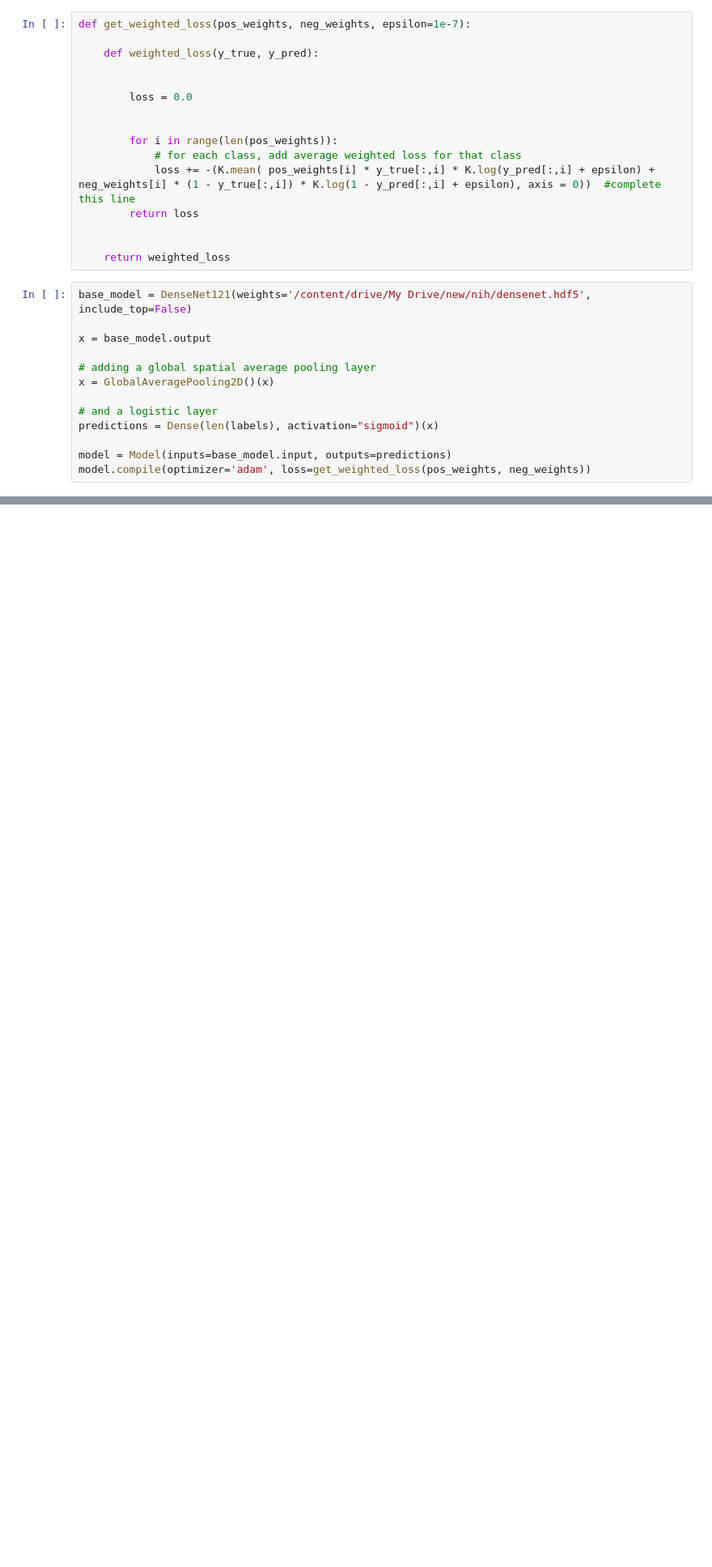
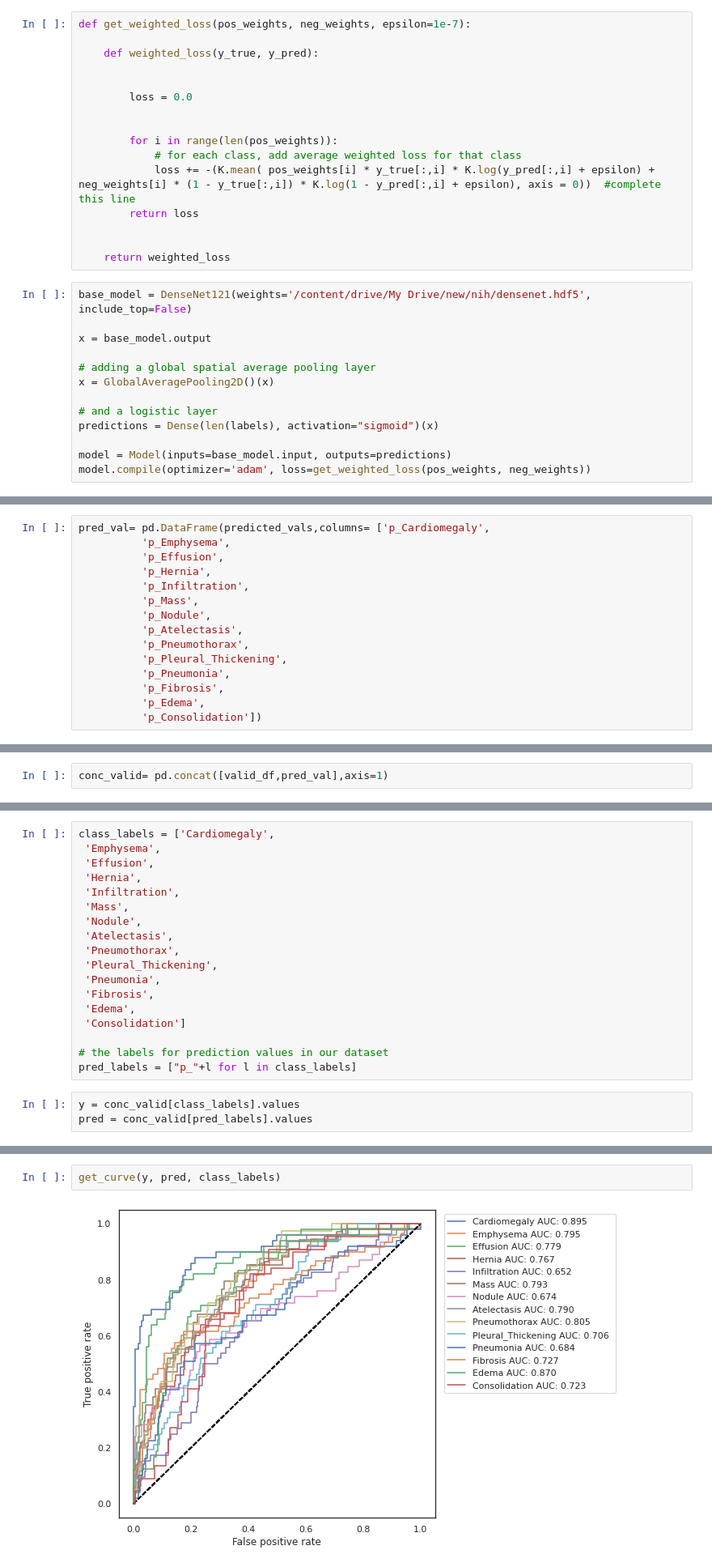
Before and after one commit to rahulrkumar9000/Datascience, a Jupyter notebook: Disease_Detection_using_X_Rays.ipynb, the cells around one changed output, grey strips where cells are left out. Shown at 81% size. Drawn from its saved outputs; the diff is of its cells as text; blank space fills up the shorter version.

```diff
--- a/Disease_Detection_using_X_Rays.ipynb
+++ b/Disease_Detection_using_X_Rays.ipynb
@@ -491,0 +483,15 @@ array([[0.8141197 , 0.14665583, 0.7894406 , ..., 0.23597269, 0.8188064 ,
+# %%
+pred_val= pd.DataFrame(predicted_vals,columns= ['p_Cardiomegaly',
+          'p_Emphysema',
+          'p_Effusion',
+          'p_Hernia',
+          'p_Infiltration',
+          'p_Mass',
+          'p_Nodule',
+          'p_Atelectasis',
+          'p_Pneumothorax',
+          'p_Pleural_Thickening',
+          'p_Pneumonia',
+          'p_Fibrosis',
+          'p_Edema',
+          'p_Consolidation'])
@@ -491,0 +523,2 @@ array([[0.8141197 , 0.14665583, 0.7894406 , ..., 0.23597269, 0.8188064 ,
+# %%
+conc_valid= pd.concat([valid_df,pred_val],axis=1)
@@ -491,0 +609,21 @@ array([[0.8141197 , 0.14665583, 0.7894406 , ..., 0.23597269, 0.8188064 ,
+# %%
+class_labels = ['Cardiomegaly',
+ 'Emphysema',
+ 'Effusion',
+ 'Hernia',
+ 'Infiltration',
+ 'Mass',
+ 'Nodule',
+ 'Atelectasis',
+ 'Pneumothorax',
+ 'Pleural_Thickening',
+ 'Pneumonia',
+ 'Fibrosis',
+ 'Edema',
+ 'Consolidation']
+
+# the labels for prediction values in our dataset
+pred_labels = ["p_"+l for l in class_labels]
+# %%
+y = conc_valid[class_labels].values
+pred = conc_valid[pred_labels].values
@@ -491,0 +933,4 @@ array([[0.8141197 , 0.14665583, 0.7894406 , ..., 0.23597269, 0.8188064 ,
+# %%
+get_curve(y, pred, class_labels)
+# %% [output]
+[figure, added]
```
Also changed, not shown: parts of 35 cells of this notebook.
